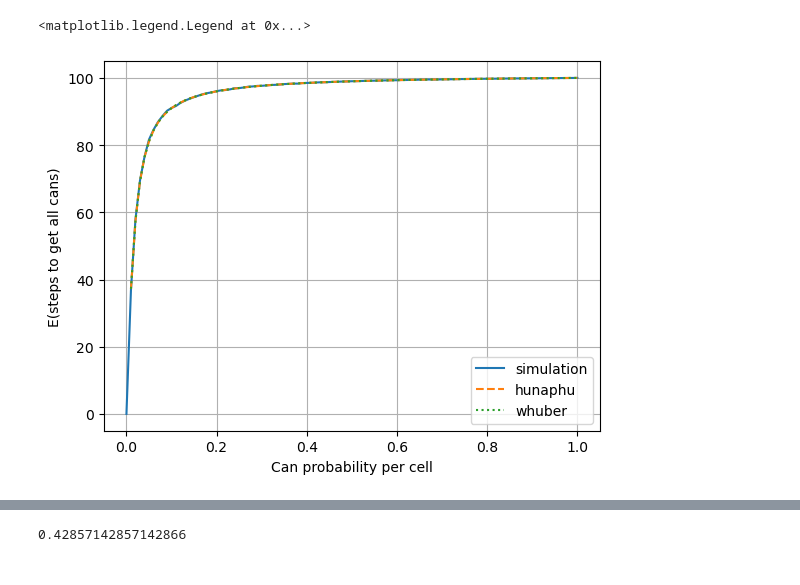
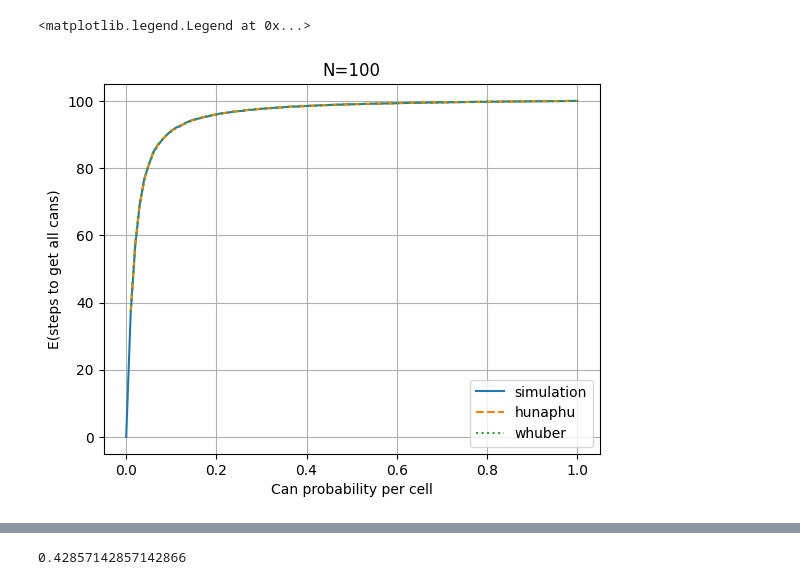
Before and after one commit to nunofachada/latas_probability, a Jupyter notebook: latas.ipynb, the cells around one changed output, grey strips where cells are left out. Saved outputs shown, nothing was run; the diff lists cells and outputs as text; code cells hidden in the pictures.

```diff
--- a/latas.ipynb
+++ b/latas.ipynb
@@ -174,19 +174,20 @@ ev_hunaphu_v = np.vectorize(ev_hunaphu, excluded=['N'])
 # %%
 ax = plt.subplot()
 ax.plot(can_prob, exp_values, label='simulation')
 ax.grid()
 #ax.plot(can_prob, (N+1)*can_prob*N/(can_prob*N + 1), label='hypergeom')
 #ax.plot(can_prob[1:], (N * can_prob[1:] + np.power(1 - can_prob[1:], N + 1) + can_prob[1:] - 1) / can_prob[1:], label='hypergeom') # GOOD ONE!
 #ax.plot(can_prob[1:], N + (np.power(1 - can_prob[1:], N + 1) - (1 - can_prob[1:])) / can_prob[1:], label='cross-validated formula') # ALSO GOOD!
 ax.plot(can_prob[1:], ev_hunaphu_v(can_prob[1:], N), label='hunaphu', linestyle='dashed') # ALSO GOOD!
 ax.plot(can_prob[1:], ev_whuber_v(can_prob[1:], N), label='whuber', linestyle='dotted')
 
 ax.set_xlabel('Can probability per cell')
 ax.set_ylabel('E(steps to get all cans)')
+ax.set_title(f'N={N}')
 ax.legend()
 # %% [output]
 <matplotlib.legend.Legend at 0x...>
-[figure, old version]
+[figure, new version]
 # %%
 ev_hunaphu(p, N)
 # %% [output]
```
Also changed, not shown: parts of 3 cells of this notebook, 1 other file.
